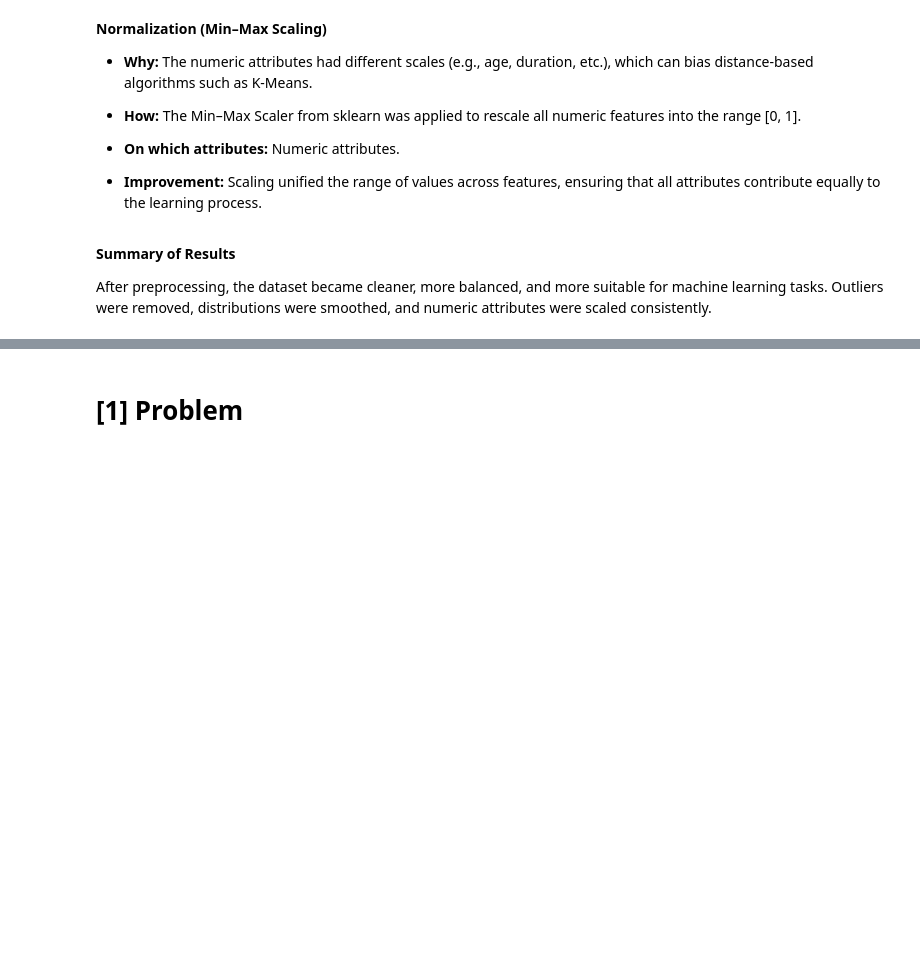
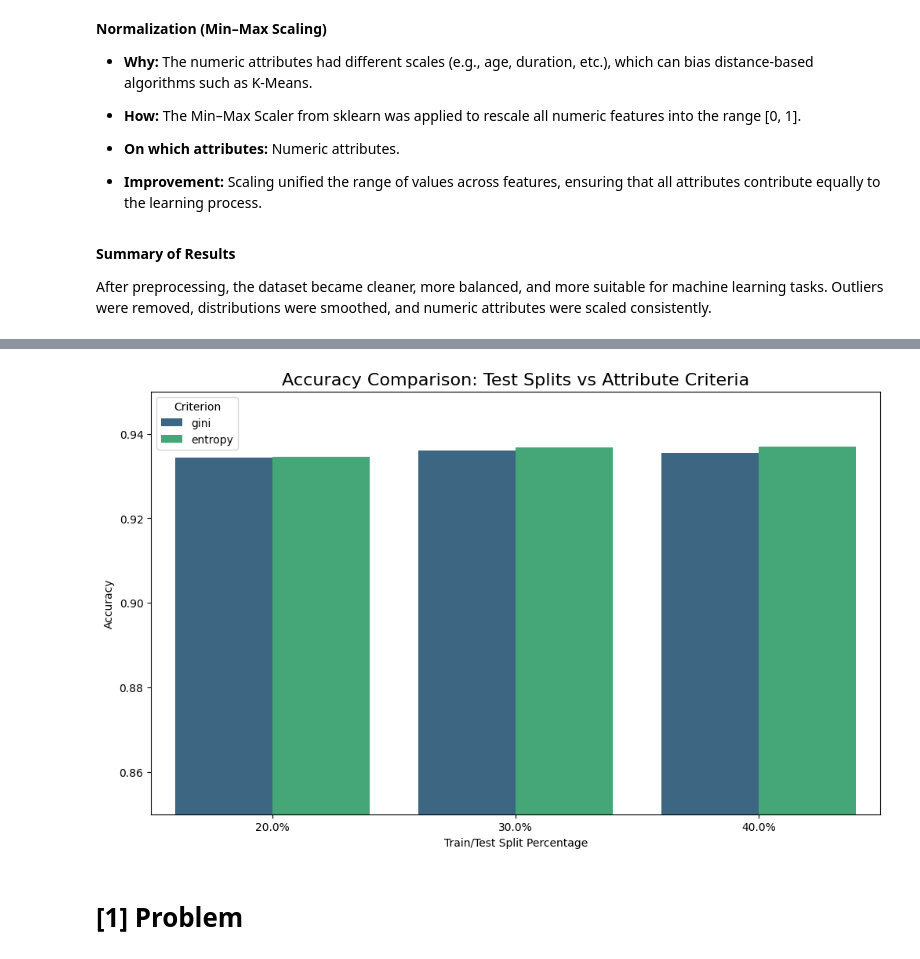
Before and after one commit to Renad110/IT326, a Jupyter notebook: Reports/Phase3.ipynb, the cells around one changed output, grey strips where cells are left out. Drawn from its saved outputs; the diff is of its cells as text; code cells hidden in the pictures; blank space fills up the shorter version.

```diff
--- a/Reports/Phase3.ipynb
+++ b/Reports/Phase3.ipynb
@@ -339,3 +449,15 @@ df.to_csv('Preprocessed_dataset.csv', index=False)
+# %%
+results_df = pd.DataFrame(results_list)
+
+plt.figure(figsize=(12, 7))
+sns.barplot(x="Test Size", y="Accuracy", hue="Criterion", data=results_df, palette="viridis")
+plt.title("Accuracy Comparison: Test Splits vs Attribute Criteria", fontsize=16)
+plt.ylim(0.85, 0.95) # Focusing the view on relevant accuracy range
+plt.ylabel("Accuracy")
+plt.xlabel("Train/Test Split Percentage")
+plt.show()
+# %% [output]
+[figure, added]
 # %% [markdown]
 # **[1] Problem**
 # %% [markdown]
```
Also changed, not shown: parts of 5 cells of this notebook.
